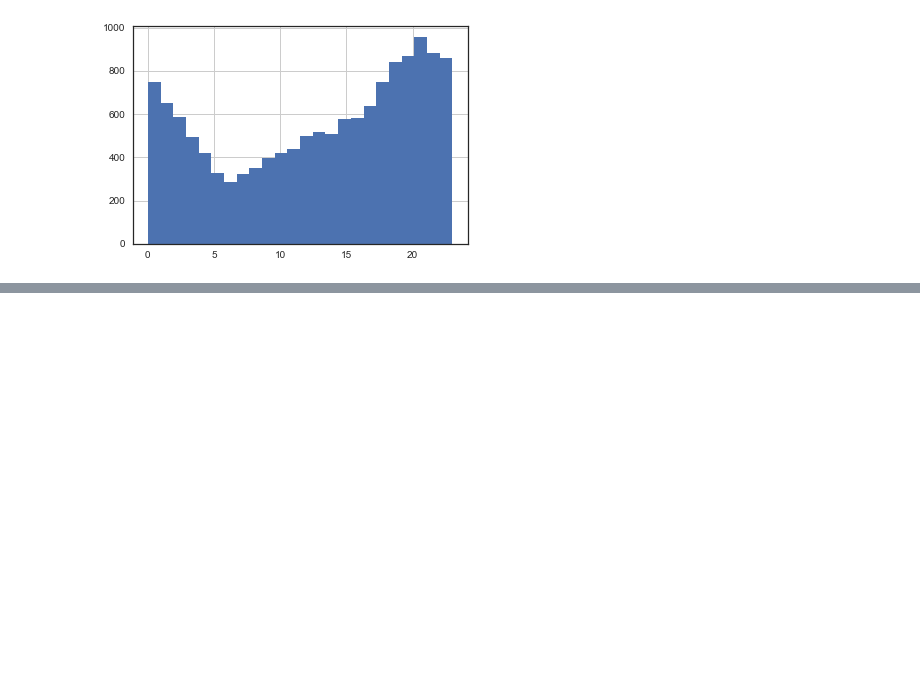
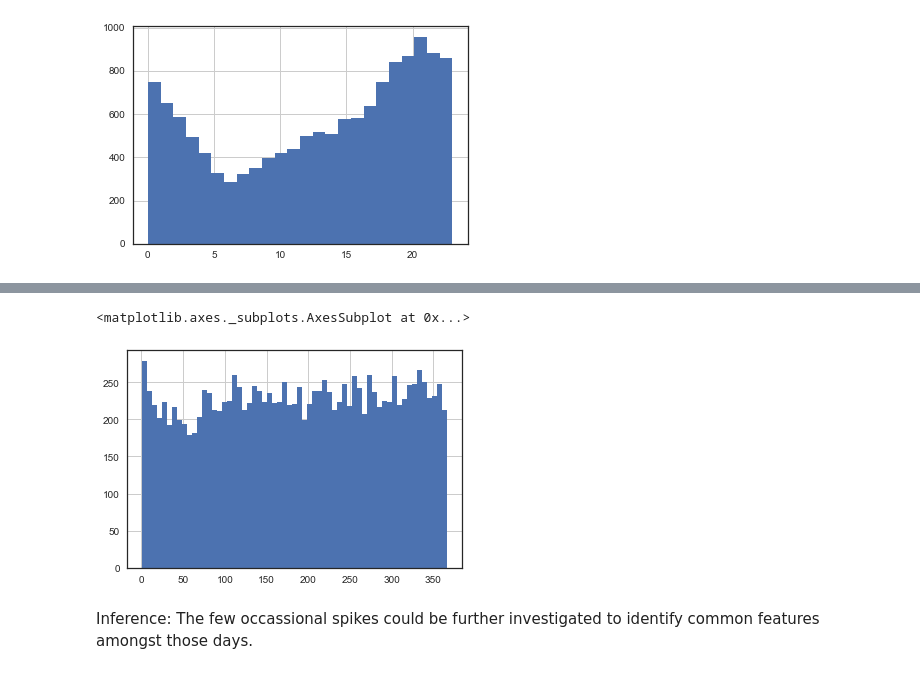
Before and after one commit to nikhilba/NOLA, a Jupyter notebook: Analysis/CFS_Exploratory_Analysis.ipynb, the cells around one changed output, grey strips where cells are left out. Saved outputs shown, nothing was run; the diff lists cells and outputs as text; code cells hidden in the pictures; blank space fills up the shorter version.

```diff
--- a/Analysis/CFS_Exploratory_Analysis.ipynb
+++ b/Analysis/CFS_Exploratory_Analysis.ipynb
@@ -117,0 +156,7 @@ df_cfs.Hour.hist(bins=24)
+# %%
+df_cfs.DOY.hist(bins=61)
+# %% [output]
+<matplotlib.axes._subplots.AxesSubplot at 0x...>
+[figure, added]
+# %% [markdown]
+Inference: The few occassional spikes could be further investigated to identify common features amongst those days.
```
Also changed, not shown: parts of 16 cells of this notebook.
